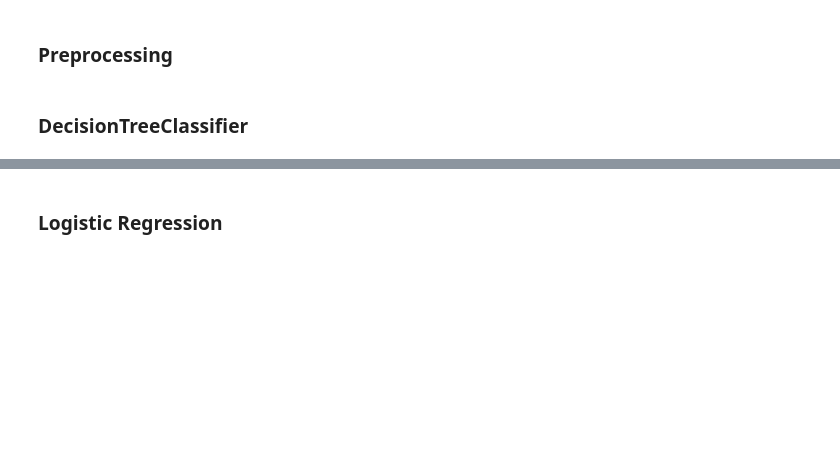
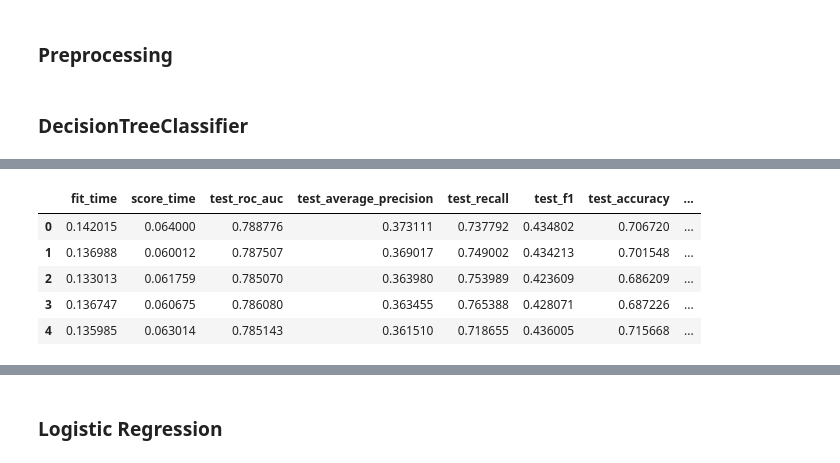
Before and after one commit to maclavijo/MLZoomcamp, a Jupyter notebook: MLZ_MidtermProject/Diabetes.ipynb, the cells around one changed output, grey strips where cells are left out. Cells and saved outputs as stored; diff of their text form; code cells hidden in the pictures; blank space fills up the shorter version.

```diff
--- a/MLZ_MidtermProject/Diabetes.ipynb
+++ b/MLZ_MidtermProject/Diabetes.ipynb
@@ -245,0 +199,12 @@ m = GridSearchCV(model, param_grid=param_grid)
+# %%
+cv_results = cross_validate(model, dfTrain, yTrain,cv=5,
+                            scoring=['roc_auc', 'average_precision','recall','f1', 'accuracy','balanced_accuracy'])
+cv_results = pd.DataFrame(cv_results)
+cv_results
+# %% [output]
+|  | fit_time | score_time | test_roc_auc | test_average_precision | test_recall | test_f1 | test_accuracy | ... |
+| 0 | 0.142015 | 0.064000 | 0.788776 | 0.373111 | 0.737792 | 0.434802 | 0.706720 | ... |
+| 1 | 0.136988 | 0.060012 | 0.787507 | 0.369017 | 0.749002 | 0.434213 | 0.701548 | ... |
+| 2 | 0.133013 | 0.061759 | 0.785070 | 0.363980 | 0.753989 | 0.423609 | 0.686209 | ... |
+| 3 | 0.136747 | 0.060675 | 0.786080 | 0.363455 | 0.765388 | 0.428071 | 0.687226 | ... |
+| 4 | 0.135985 | 0.063014 | 0.785143 | 0.361510 | 0.718655 | 0.436005 | 0.715668 | ... |
```
Also changed, not shown: parts of 41 cells of this notebook.
